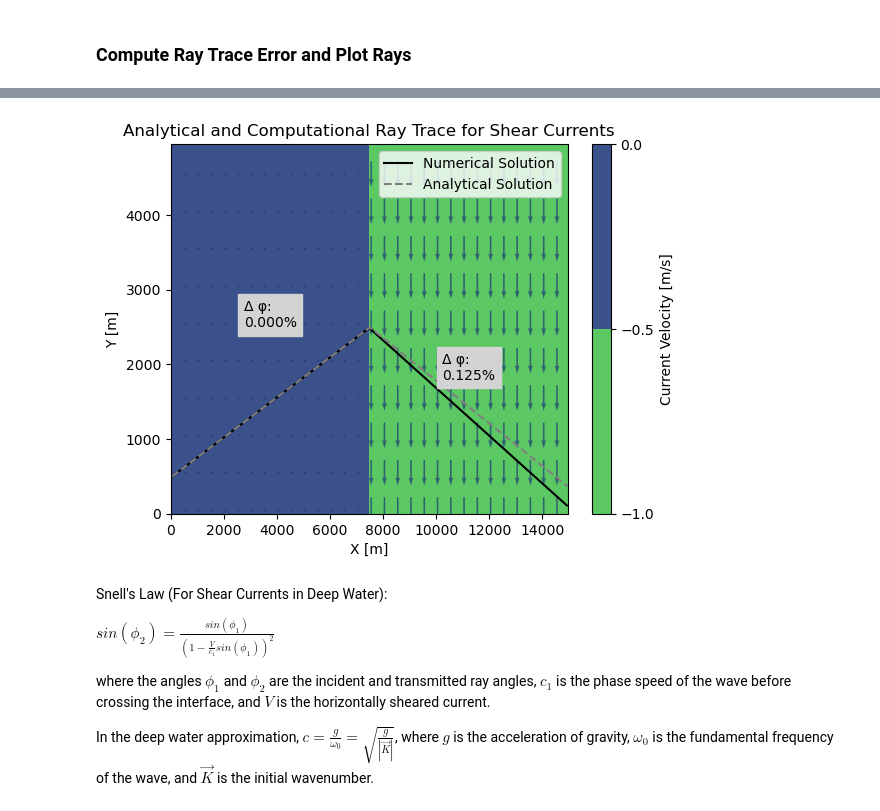
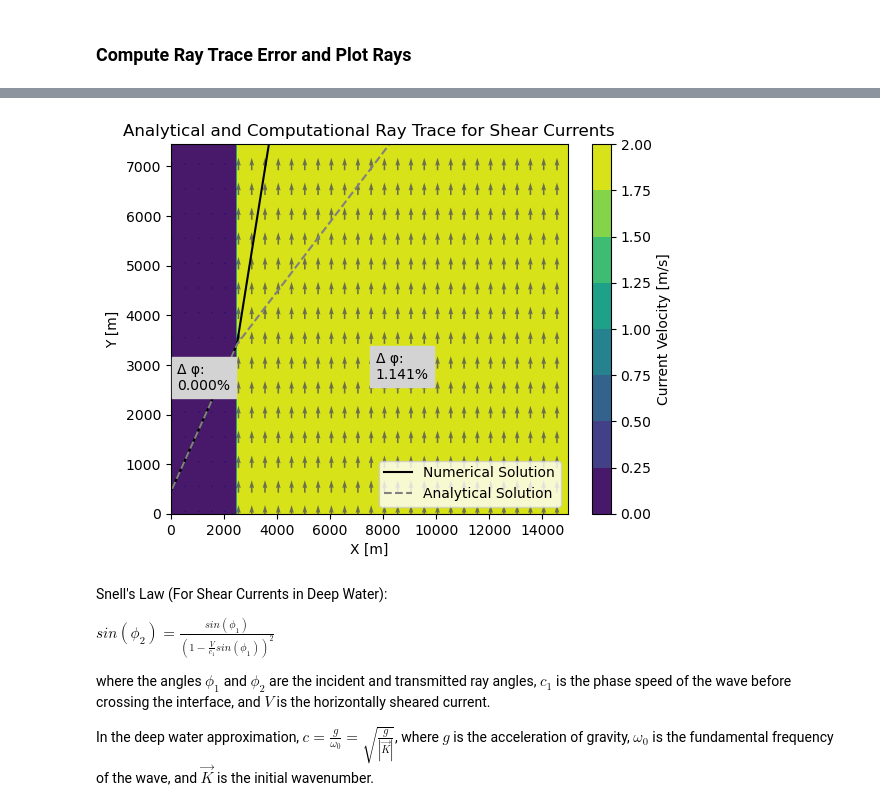
Before and after one commit to mines-oceanography/mantaray, a Jupyter notebook: notebooks/theoretical_comparison/snells_law_verification.ipynb, the cells around one changed output, grey strips where cells are left out. Drawn from its saved outputs; the diff is of its cells as text; code cells hidden in the pictures.

```diff
--- a/notebooks/theoretical_comparison/snells_law_verification.ipynb
+++ b/notebooks/theoretical_comparison/snells_law_verification.ipynb
@@ -200,15 +209,15 @@ Ray Trace Angle Percent Difference from Theory: [1.59027734e-14 9.82787498e-02 5
 # %%
 # Plot the Ray Comparisons
-fig, ax = plt.subplots()
-contours = ax.contourf(step_bathymetry.x, step_bathymetry.y, step_bathymetry.depth, cmap='viridis_r', levels=np.flip(np.concatenate((depth_levels, np.array([20,])))))
+fig, ax = plt.subplots(figsize=(10,6))
+contours = ax.contourf(step_bathymetry.x, step_bathymetry.y, step_bathymetry.depth, cmap='viridis_r', levels=np.flip(np.concatenate((depth_levels, np.array([0,])))))
 ax.autoscale(False)
 ax.plot(ray_evolution.x, ray_evolution.y, marker='', linestyle='solid', color='black', label='Ray Trace')
 ax.plot(xs_analytical, ys_analytical, marker='', linestyle='dashed', color='grey', label='Analytical Solution')
 for i, pcent_diff in enumerate(phi_diffs_percent):
     if i == 0:
-        ax.text(x=mid_shelf_xs[i] - 1000, y=ys_analytical[i]+1200, s='Δ φ: \n' + "{0:1.3f}".format(pcent_diff) + '%', backgroundcolor='lightgrey')
+        ax.text(x=mid_shelf_xs[i] - 650, y=ys_analytical[i]+1200, s='Δ φ: \n' + "{0:1.3f}".format(pcent_diff) + '%', backgroundcolor='lightgrey')
         continue
-    ax.text(x=mid_shelf_xs[i] - 1000, y=ys_analytical[i]-700, s='Δ φ: \n' + "{0:1.3f}".format(pcent_diff) + '%', backgroundcolor='lightgrey')
+    ax.text(x=mid_shelf_xs[i] - 650, y=ys_analytical[i]-700, s='Δ φ: \n' + "{0:1.3f}".format(pcent_diff) + '%', backgroundcolor='lightgrey')
 ax.legend()
 ax.set_title(label='Analytical and Computational Ray Trace for Step Function Bathymetry')
 ax.set_xlabel(xlabel='X [m]')
@@ -230,7 +239,7 @@ In the shallow water approximation, $c = \sqrt{g d}$, where g is the acceleratio
 ### Import and Verify Data
 # %%
 deep_flat_bathymetry_path = 'data/deep_water_flat_bathymetry.nc'
-shear_current_path = 'data/shear_current_-1v.nc'
+shear_current_path = 'data/shear_current_2v.nc'
 deep_flat_bathymetry = xr.open_dataset(deep_flat_bathymetry_path)
 shear_current = xr.open_dataset(shear_current_path)
 
@@ -251,13 +260,15 @@ Text(0.5, 1.0, 'V Current')
 # Define Environment Parameters
 
 v_currents_raw, v_current_indices = np.unique(shear_current.v.values, return_index=True)
-v_currents = np.flip(v_currents_raw)
-v_current_indices = np.flip(v_current_indices)
+v_currents = v_currents_raw # np.flip only works if currents decrease
+v_current_indices = v_current_indices # np.flip only works if currents decrease
 n_zones = len(v_currents)
 
 # Define wave number
-k = 2*np.pi/10 # lambda = 50m
-phi0 = 15*np.pi/180 # phi0 = 25 degrees from x axis
+period = 10
+lambda0 = 9.81*period**2/(2*np.pi)
+k = 2*np.pi/lambda0 # lambda = 50m
+phi0 = 50*np.pi/180 # phi0 = 25 degrees from x axis
 kx = k*np.cos(phi0)
 ky = k*np.sin(phi0)
 
@@ -271,7 +282,7 @@ array([ 0., -1.])
 # %%
 ray_evolution_raw = single_ray(x0, y0, kx, ky, 40000, 1,
                            bathymetry='data/deep_water_flat_bathymetry.nc',
-                           current='data/shear_current_-1v.nc')
+                           current='data/shear_current_2v.nc')
 # Process ray trace dataset to add wavenumber magnitude and angle information
 ray_evolution = ray_evolution_raw.assign(k = np.sqrt(ray_evolution_raw.kx**2 + ray_evolution_raw.ky**2),
                                          phi = np.arctan2(ray_evolution_raw.ky, ray_evolution_raw.kx))
@@ -363,25 +374,25 @@ plt.plot(ray_evolution.x, cs_trace)
 # %%
 # Plot the Ray Comparisons
 fig, ax = plt.subplots()
-contours = ax.contourf(shear_current.x, shear_current.y, shear_current.v, cmap='viridis_r', levels=np.arange(-1, 0.1, 0.5))
+contours = ax.contourf(shear_current.x, shear_current.y, shear_current.v, cmap='viridis')
 quiver_shear_currents = shear_current.sel(x=slice(10, None, 10), y=slice(10, None, 10))
 ax.quiver(quiver_shear_currents.x, quiver_shear_currents.y, quiver_shear_currents.u, quiver_shear_currents.v, color='navy',
           pivot='middle', width=0.004, alpha=0.5)
 ax.autoscale(False)
 ax.plot(ray_evolution.x, ray_evolution.y, marker='', linestyle='solid', color='black', label='Numerical Solution')
 ax.plot(xs_analytical, ys_analytical, marker='', linestyle='dashed', color='grey', label='Analytical Solution')
 for i, pcent_diff in enumerate(phi_diffs_percent):
     if i == 0:
         ax.text(x=mid_zone_xs[i] - 1000, y=ys_analytical[i]+2000, s='Δ φ: \n' + "{0:1.3f}".format(pcent_diff) + '%', backgroundcolor='lightgrey')
         continue
     ax.text(x=mid_zone_xs[i] - 1000, y=ys_analytical[i]-700, s='Δ φ: \n' + "{0:1.3f}".format(pcent_diff) + '%', backgroundcolor='lightgrey')
 ax.legend()
 ax.set_title(label='Analytical and Computational Ray Trace for Shear Currents')
 ax.set_xlabel(xlabel='X [m]')
 ax.set_ylabel(ylabel='Y [m]')
 cax = fig.colorbar(contours, label='Current Velocity [m/s]')
 # %% [output]
-[figure, old version]
+[figure, new version]
 # %% [markdown]
 Snell's Law (For Shear Currents in Deep Water):
 
```
Also changed, not shown: parts of 19 cells of this notebook.
